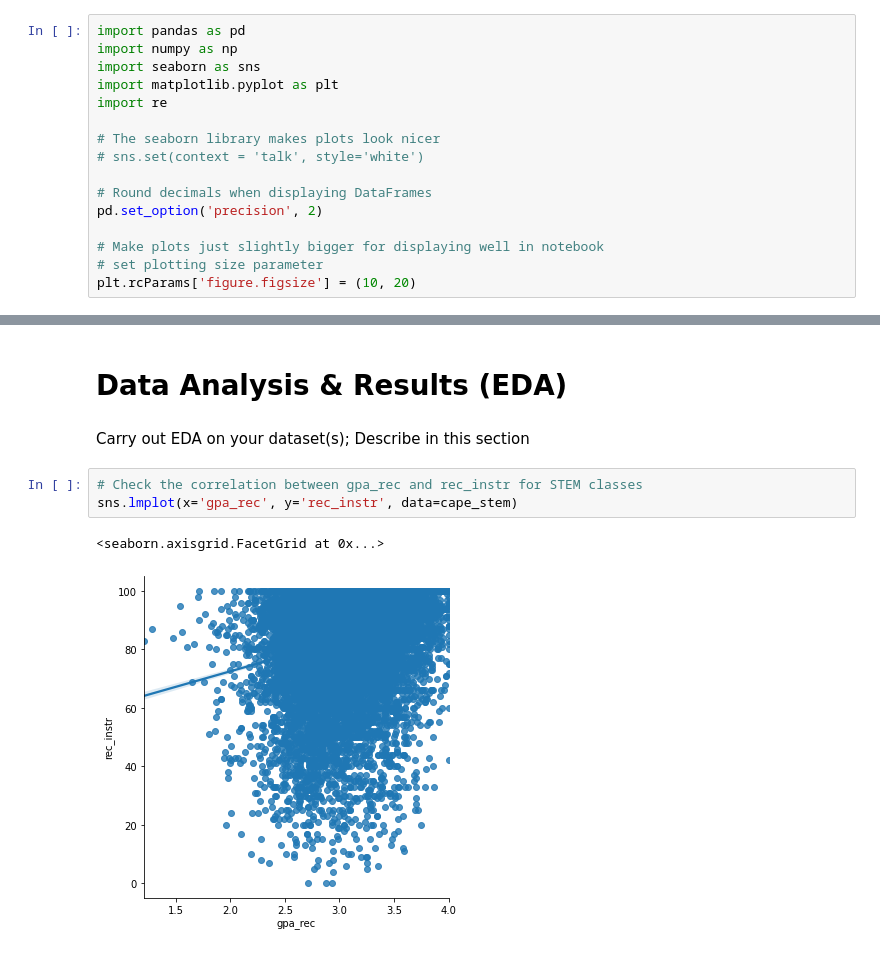
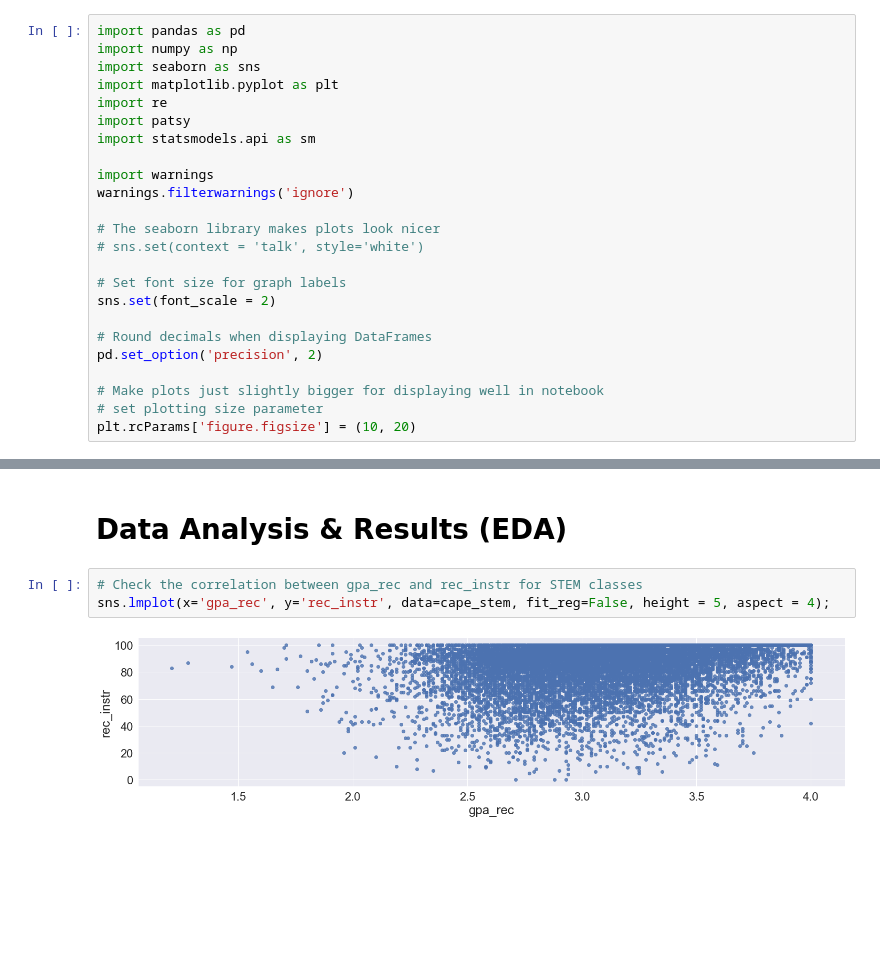
Before and after one commit to p-ghag/DataScience, a Jupyter notebook: EDACheckpoint_group046.ipynb, the cells around one changed output, grey strips where cells are left out. Cells and saved outputs as stored; diff of their text form; blank space fills up the shorter version.

Commit message:
Adjusted EDA scatterplot sizes, included OLS model & summary

```diff
--- a/EDACheckpoint_group046.ipynb
+++ b/EDACheckpoint_group046.ipynb
@@ -21,9 +21,17 @@ import numpy as np
 import seaborn as sns
 import matplotlib.pyplot as plt
 import re
+import patsy
+import statsmodels.api as sm
+
+import warnings
+warnings.filterwarnings('ignore')
 
 # The seaborn library makes plots look nicer
 # sns.set(context = 'talk', style='white')
+
+# Set font size for graph labels
+sns.set(font_scale = 2)
 
 # Round decimals when displaying DataFrames
 pd.set_option('precision', 2)
@@ -222,11 +230,8 @@ cape_hum.head()
 | 23 | I_1415 | AWP | FA20 | 42 | 35 | 94.0 | 97.0 | 5.76 | 3.35 | 2.58 | ... |
 # %% [markdown]
 # Data Analysis & Results (EDA)
-# %% [markdown]
-Carry out EDA on your dataset(s); Describe in this section
 # %%
 # Check the correlation between gpa_rec and rec_instr for STEM classes
-sns.lmplot(x='gpa_rec', y='rec_instr', data=cape_stem)
+sns.lmplot(x='gpa_rec', y='rec_instr', data=cape_stem, fit_reg=False, height = 5, aspect = 4);
 # %% [output]
-<seaborn.axisgrid.FacetGrid at 0x...>
-[figure, old version]
+[figure, new version]
```
Also changed, not shown: parts of 6 cells of this notebook.
